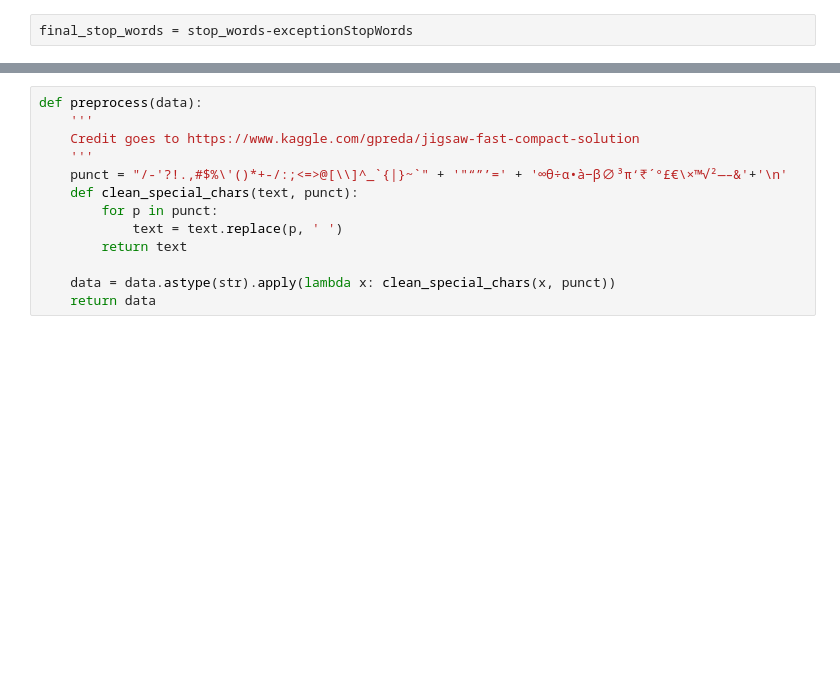
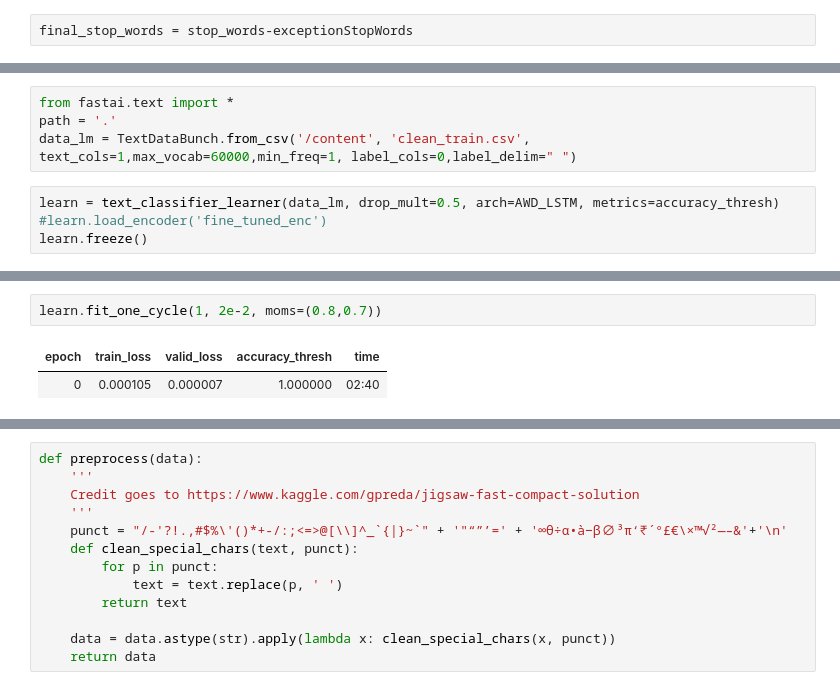
Before and after one commit to shikhar00778/toxic-comment-classification, a Jupyter notebook: Sentiment_LSTM_CNN.ipynb, the cells around one changed output, grey strips where cells are left out. Drawn from its saved outputs; the diff is of its cells as text; blank space fills up the shorter version.

```diff
--- a/Sentiment_LSTM_CNN.ipynb
+++ b/Sentiment_LSTM_CNN.ipynb
@@ -222,0 +375,8 @@ final_stop_words = stop_words-exceptionStopWords
+# %%
+from fastai.text import *
+path = '.'
+data_lm = TextDataBunch.from_csv('/content', 'clean_train.csv',  text_cols=1,max_vocab=60000,min_freq=1, label_cols=0,label_delim=" ")
+# %%
+learn = text_classifier_learner(data_lm, drop_mult=0.5, arch=AWD_LSTM, metrics=accuracy_thresh)
+#learn.load_encoder('fine_tuned_enc')
+learn.freeze()
@@ -222,0 +388,5 @@ final_stop_words = stop_words-exceptionStopWords
+# %%
+learn.fit_one_cycle(1, 2e-2, moms=(0.8,0.7))
+# %% [output]
+| epoch | train_loss | valid_loss | accuracy_thresh | time |
+| 0 | 0.000105 | 0.000007 | 1.000000 | 02:40 |
```
Also changed, not shown: parts of 37 cells of this notebook.
